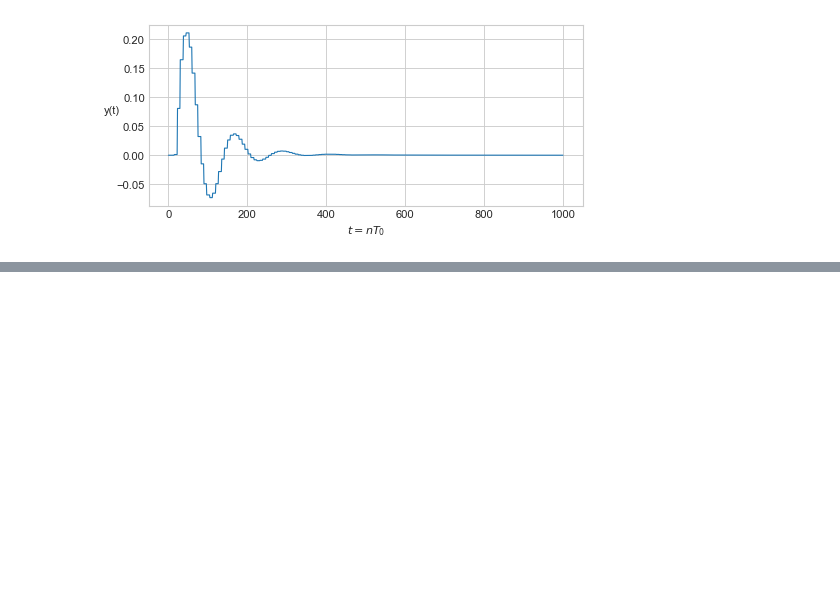
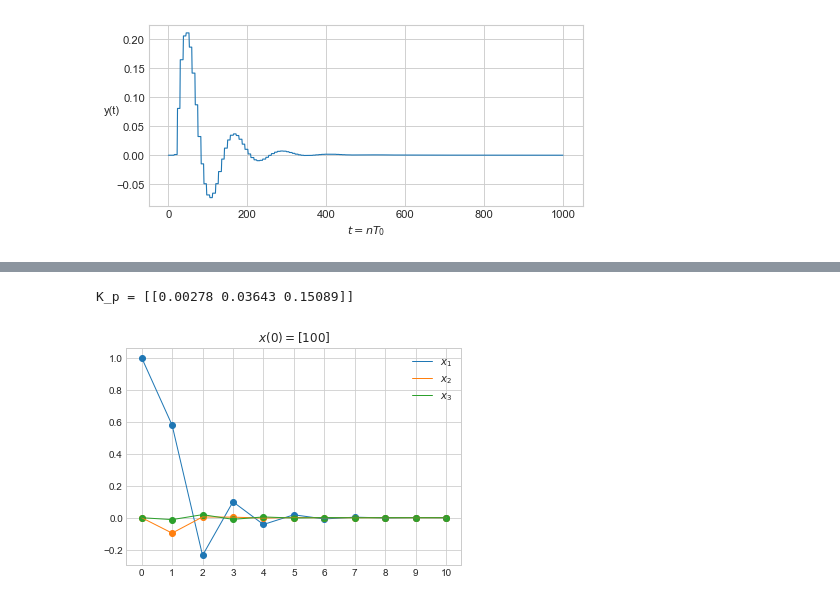
Before and after one commit to Yalikesifulei/iasa_control_theory_coursework, a Jupyter notebook: help.ipynb, the cells around one changed output, grey strips where cells are left out. Cells and saved outputs as stored; diff of their text form; code cells hidden in the pictures; blank space fills up the shorter version.

```diff
--- a/help.ipynb
+++ b/help.ipynb
@@ -727,0 +805,12 @@ B / A = 0.16249
+# %%
+T_0 = 11.13496
+A = np.array([
+    [0, 1, 0],
+    [0, 0, 1],
+    [-a_3, -a_2, -a_1]
+])
+F = expm(T_0 * A)
+g = np.linalg.inv(A) @ (F - np.eye(3)) @ np.array([[0, 0, 1]]).T
+
+print(F)
+print(g)
@@ -727,0 +852,33 @@ B / A = 0.16249
+# %%
+L = np.eye(3)
+Q_1 = np.eye(3)
+Q_2 = np.eye(3)
+q_3 = 1
+for i in range(10):
+    K_p_vect = 1/(q_3 + g.T @ L @ g) * (g.T @ L @ F)
+    L = F.T @ L @ F + Q_2 - F.T @ L @ g @ K_p_vect
+
+print(f'K_p = {K_p_vect}')
+# %% [output]
+K_p = [[0.00278 0.03643 0.15089]]
+# %%
+def LinQuadModelPlot(n, x0):
+    res = [np.linalg.matrix_power((F - g @ K_p_vect), k) @ x0 for k in range(n+1)]
+    res = np.array(res).T
+    for i in range(3):
+        plt.plot(res[i], label=f'$x_{i+1}$', linewidth=1)
+        plt.scatter(np.arange(modeling_steps+1), res[i])
+    plt.xticks(np.arange(modeling_steps+1))
+    plt.title(f'$x(0) = {x0}$')
+    plt.legend()
+    plt.savefig(f'latex/pics/lin_quad_model_{x0}.png', bbox_inches='tight', dpi=300)
+    plt.show()
+# %%
+x0 = np.array([1, 0, 0])
+# x0 = np.array([1, 1, 0])
+# x0 = np.array([1, 1, 1])
+
+modeling_steps = 10
+LinQuadModelPlot(modeling_steps, x0)
+# %% [output]
+[figure, added]
```
Also changed, not shown: parts of 8 cells of this notebook, 7 other files.
